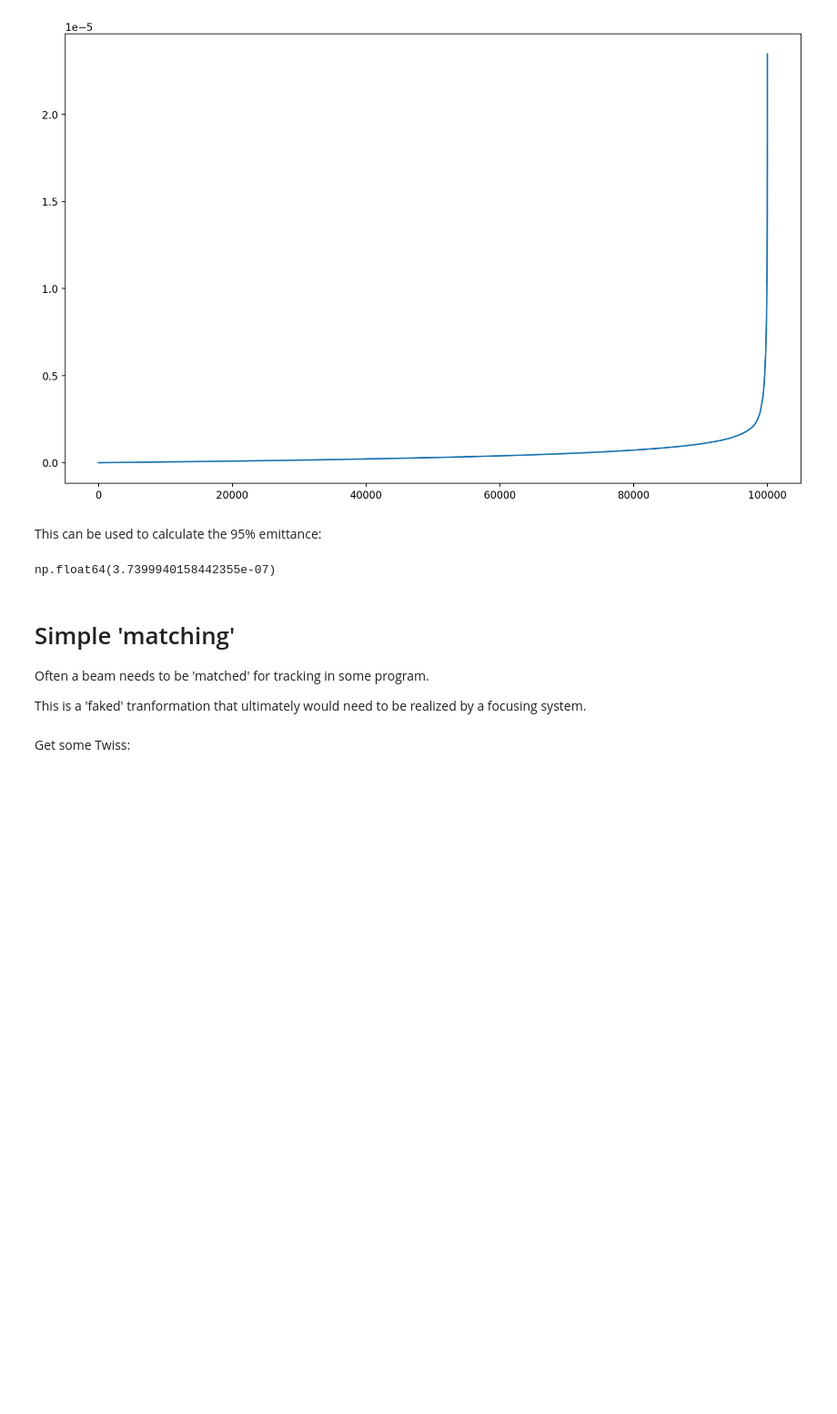
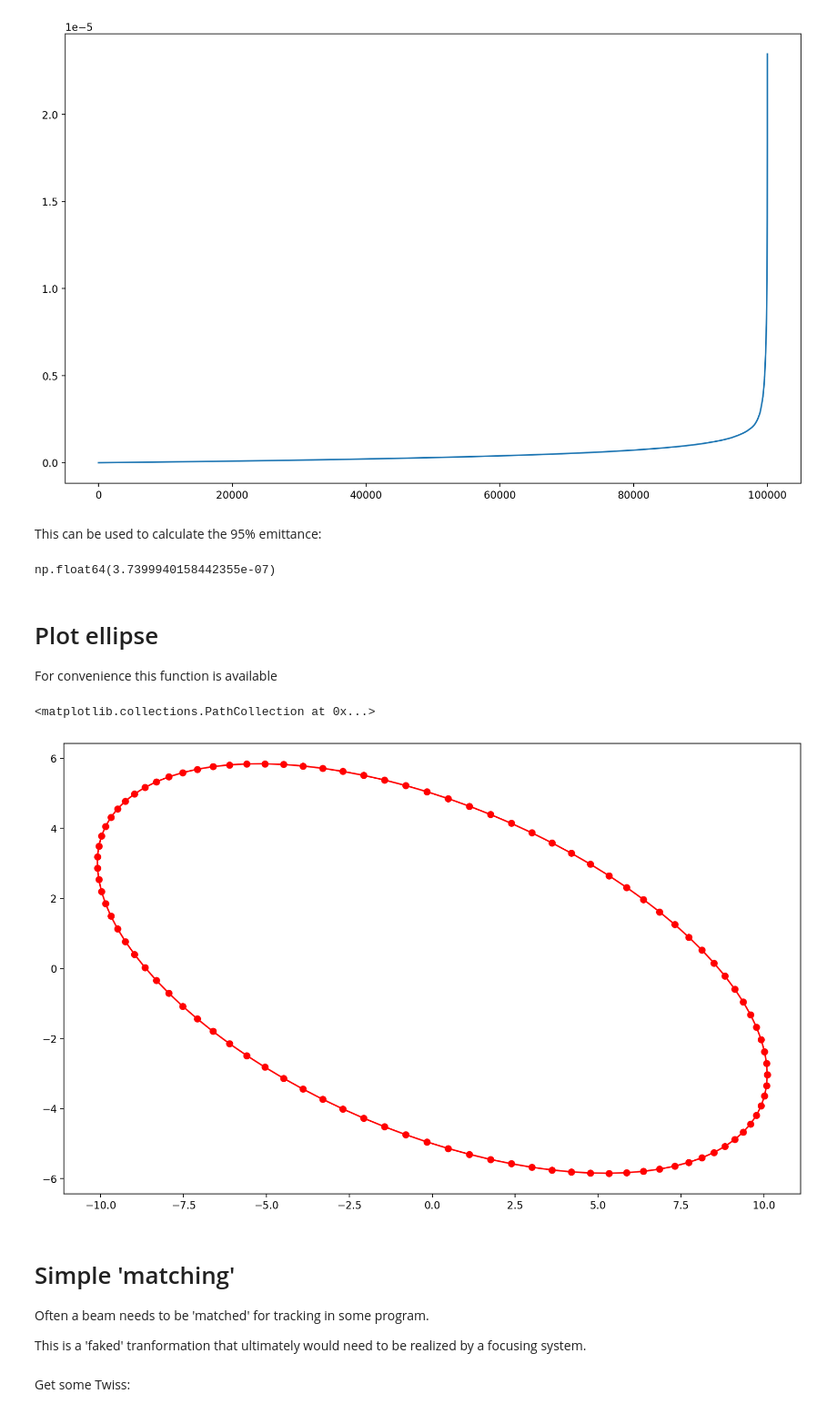
Before and after one commit to ChristopherMayes/openPMD-beamphysics, a Jupyter notebook: examples/normalized_coordinates/normalized_coordinates.ipynb, the cells around one changed output. Shown at 91% size. Cells and saved outputs as stored; diff of their text form; code cells hidden in the pictures; blank space fills up the shorter version.

```diff
--- a/examples/normalized_coordinates/normalized_coordinates.ipynb
+++ b/examples/normalized_coordinates/normalized_coordinates.ipynb
@@ -224,6 +220,17 @@ This can be used to calculate the 95% emittance:
 P[0:int(0.95*len(P))]['norm_emit_x']
 # %% [output]
 np.float64(3.7399940158442355e-07)
+# %% [markdown]
+# Plot ellipse
+
+For convenience this function is available
+# %%
+x, p = twiss_ellipse_points(sigma_mat2, n_points=100)
+plt.plot(x, p, color='red')
+plt.scatter(x, p, color='red')
+# %% [output]
+<matplotlib.collections.PathCollection at 0x...>
+[figure, added]
 # %% [markdown]
 # Simple 'matching'
 
```
Also changed, not shown: parts of 5 cells of this notebook, 24 other files.
